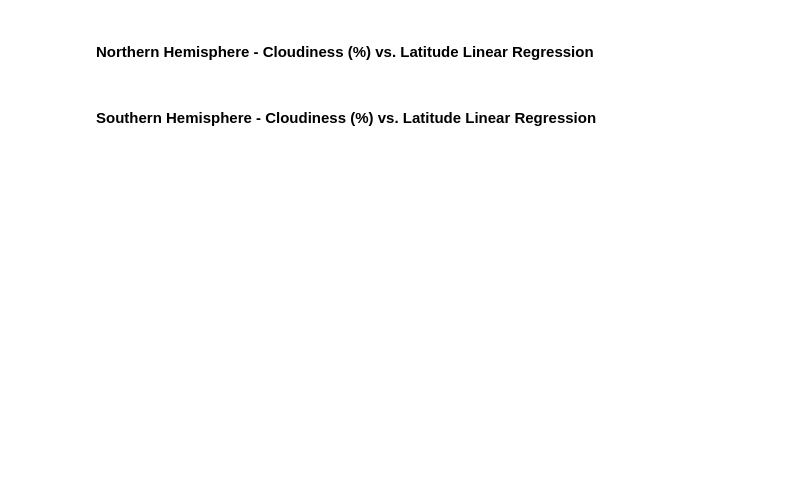
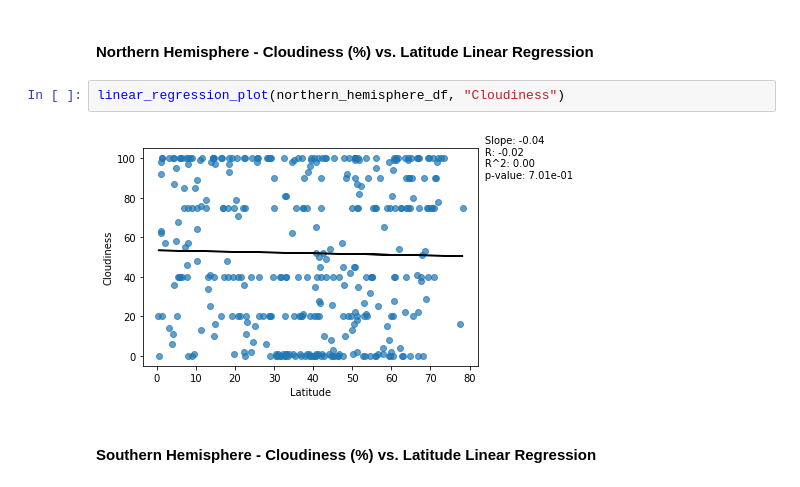
Before and after one commit to kpessa/api-challenge, a Jupyter notebook: WeatherPy.ipynb, the cells around one changed output. Drawn from its saved outputs; the diff is of its cells as text; blank space fills up the shorter version.

```diff
--- a/WeatherPy.ipynb
+++ b/WeatherPy.ipynb
@@ -231,4 +241,8 @@ linear_regression_plot(southern_hemisphere_df, "Max Temp")
 # %% [markdown]
 ####  Northern Hemisphere - Cloudiness (%) vs. Latitude Linear Regression
+# %%
+linear_regression_plot(northern_hemisphere_df, "Cloudiness")
+# %% [output]
+[figure, added]
 # %% [markdown]
 ####  Southern Hemisphere - Cloudiness (%) vs. Latitude Linear Regression
```
Also changed, not shown: parts of 9 cells of this notebook, 8 other files.
